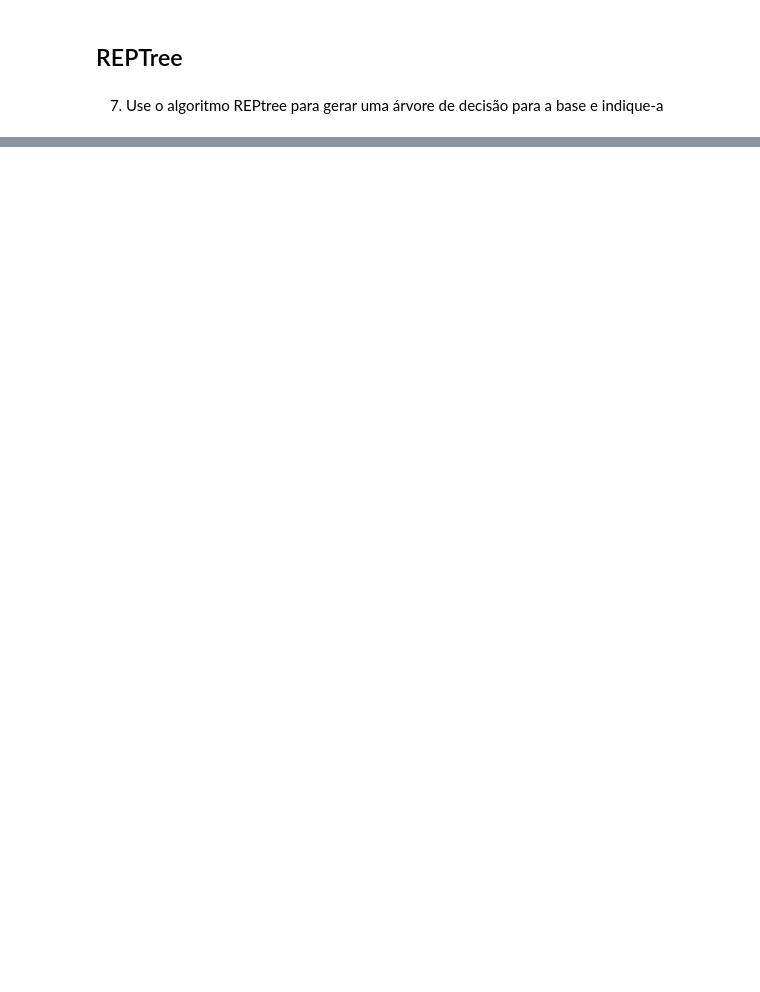
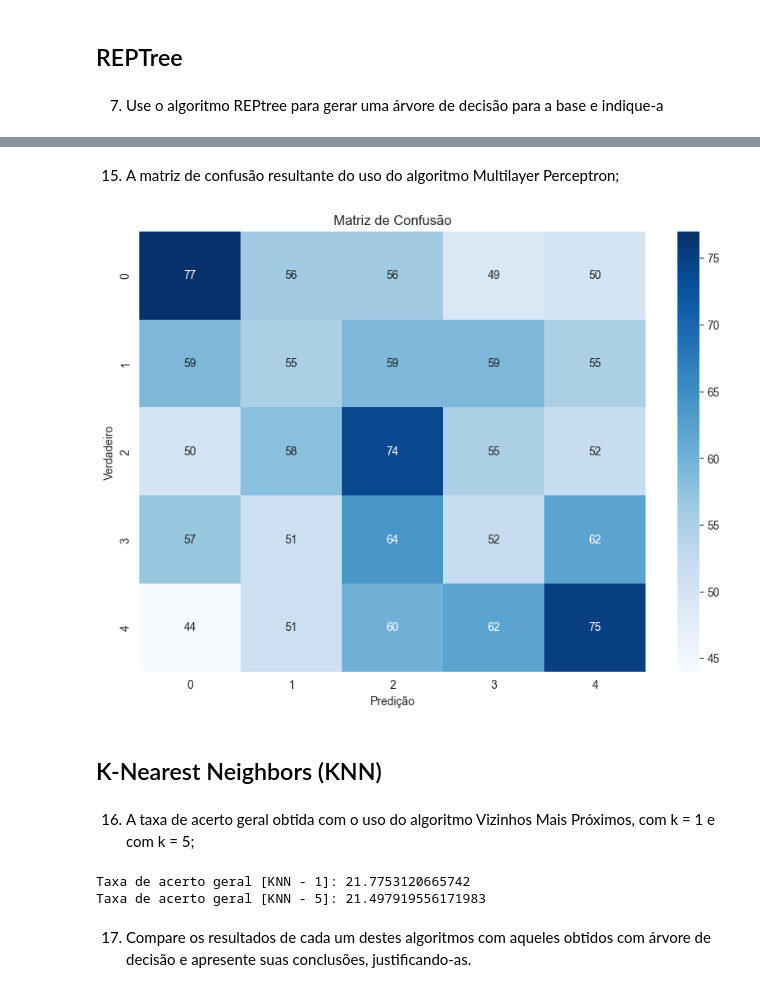
Before and after one commit to viniciusparede/house-prices-prediction-ppgia, a Jupyter notebook: notebooks/entrega_novo.ipynb, the cells around one changed output, grey strips where cells are left out. Saved outputs shown, nothing was run; the diff lists cells and outputs as text; code cells hidden in the pictures; blank space fills up the shorter version.

```diff
--- a/notebooks/entrega_novo.ipynb
+++ b/notebooks/entrega_novo.ipynb
@@ -1247,0 +1358,25 @@ print("Taxa de acerto geral [REPTree]:", evaluation.percent_correct)
+# %% [markdown]
+15) A matriz de confusão resultante do uso do algoritmo Multilayer Perceptron;
+# %%
+# Obter as previsões do modelo para o conjunto de teste
+mlp_predictions = evaluation.predictions
+
+# Adicionar coluna que indica se a previsão foi correta ou não
+mlp_predictions_df = evaluation_to_dataframe(mlp_predictions)
+
+# Gerar matriz de confusão
+conf_matrix = confusion_matrix(
+    mlp_predictions_df["actual"], mlp_predictions_df["predicted"]
+)
+
+# Criar um gráfico de heatmap com a matriz de confusão
+plt.figure(figsize=(10, 7))
+sns.heatmap(conf_matrix, annot=True, fmt="g", cmap="Blues")
+plt.xlabel("Predição")
+plt.ylabel("Verdadeiro")
+plt.title("Matriz de Confusão")
+plt.show()
+# %% [output]
+[figure, added]
+# %% [markdown]
+## K-Nearest Neighbors (KNN)
@@ -1247,0 +1395,21 @@ print("Taxa de acerto geral [REPTree]:", evaluation.percent_correct)
+# %% [markdown]
+16) A taxa de acerto geral obtida com o uso do algoritmo Vizinhos Mais Próximos, com k = 1 e com k = 5;
+# %%
+# Avaliar o classificador KNN usando validação cruzada de 10 folds
+evaluation = Evaluation(train_data)
+evaluation.crossvalidate_model(knn_n_1, train_data, 10, Random(1))
+
+# Imprimir a taxa de acerto geral do modelo
+print("Taxa de acerto geral [KNN - 1]:", evaluation.percent_correct)
+
+# Avaliar o classificador KNN usando validação cruzada de 10 folds
+evaluation = Evaluation(train_data)
+evaluation.crossvalidate_model(knn_n_5, train_data, 10, Random(1))
+
+# Imprimir a taxa de acerto geral do modelo
+print("Taxa de acerto geral [KNN - 5]:", evaluation.percent_correct)
+# %% [output]
+Taxa de acerto geral [KNN - 1]: 21.7753120665742
+Taxa de acerto geral [KNN - 5]: 21.497919556171983
+# %% [markdown]
+17) Compare os resultados de cada um destes algoritmos com aqueles obtidos com árvore de decisão e apresente suas conclusões, justificando-as.
```
Also changed, not shown: parts of 30 cells of this notebook.
